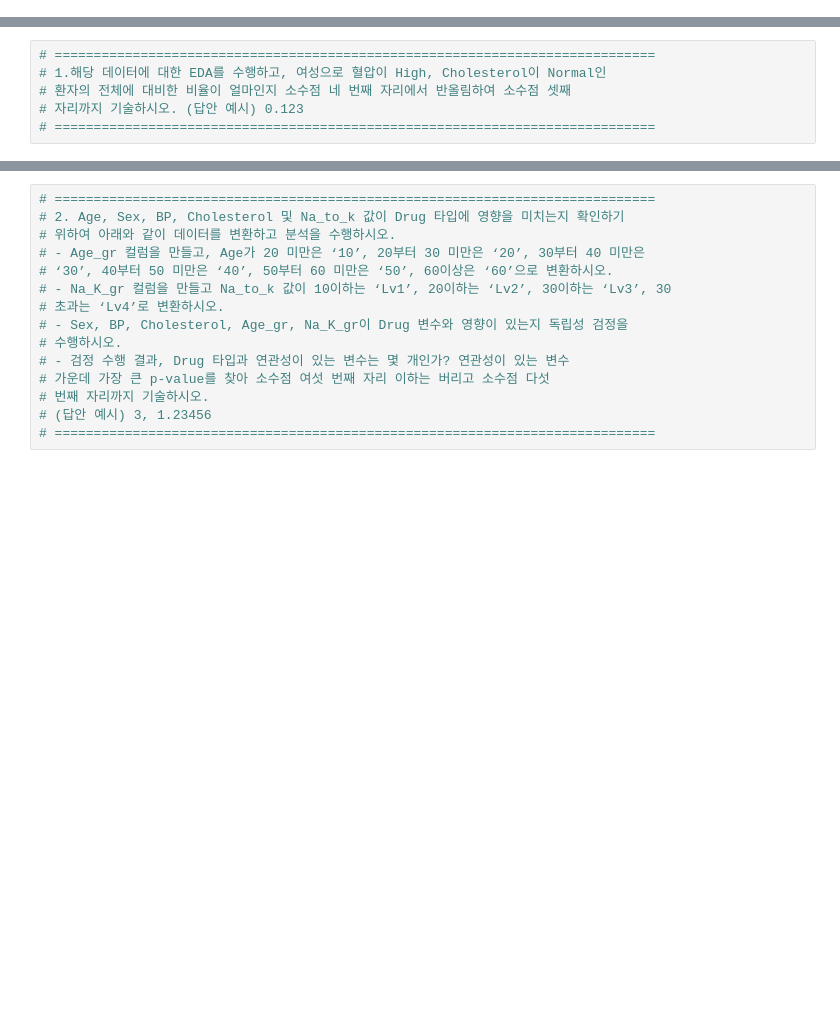
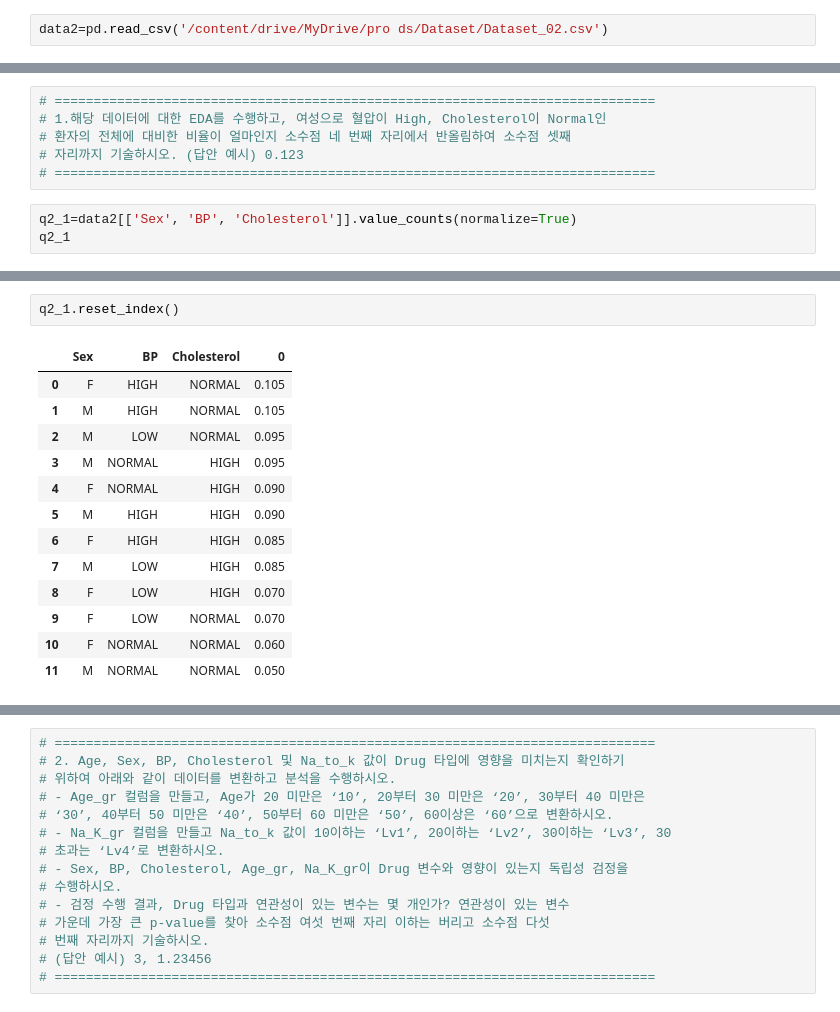
Before and after one commit to won195/TIL, a Jupyter notebook: set01_05_note.ipynb, the cells around one changed output, grey strips where cells are left out. Saved outputs shown, nothing was run; the diff lists cells and outputs as text; blank space fills up the shorter version.

```diff
--- a/set01_05_note.ipynb
+++ b/set01_05_note.ipynb
@@ -312,0 +311,2 @@ LinearRegression()
+# %%
+data2=pd.read_csv('/content/drive/MyDrive/pro ds/Dataset/Dataset_02.csv')
@@ -316,3 +336,6 @@ LinearRegression()
 # 환자의 전체에 대비한 비율이 얼마인지 소수점 네 번째 자리에서 반올림하여 소수점 셋째
 # 자리까지 기술하시오. (답안 예시) 0.123
 # =============================================================================
+# %%
+q2_1=data2[['Sex', 'BP', 'Cholesterol']].value_counts(normalize=True)
+q2_1
@@ -318,0 +402,16 @@ LinearRegression()
+# %%
+q2_1.reset_index()
+# %% [output]
+|  | Sex | BP | Cholesterol | 0 |
+| 0 | F | HIGH | NORMAL | 0.105 |
+| 1 | M | HIGH | NORMAL | 0.105 |
+| 2 | M | LOW | NORMAL | 0.095 |
+| 3 | M | NORMAL | HIGH | 0.095 |
+| 4 | F | NORMAL | HIGH | 0.090 |
+| 5 | M | HIGH | HIGH | 0.090 |
+| 6 | F | HIGH | HIGH | 0.085 |
+| 7 | M | LOW | HIGH | 0.085 |
+| 8 | F | LOW | HIGH | 0.070 |
+| 9 | F | LOW | NORMAL | 0.070 |
+| 10 | F | NORMAL | NORMAL | 0.060 |
+| 11 | M | NORMAL | NORMAL | 0.050 |
```
Also changed, not shown: parts of 104 cells of this notebook.
